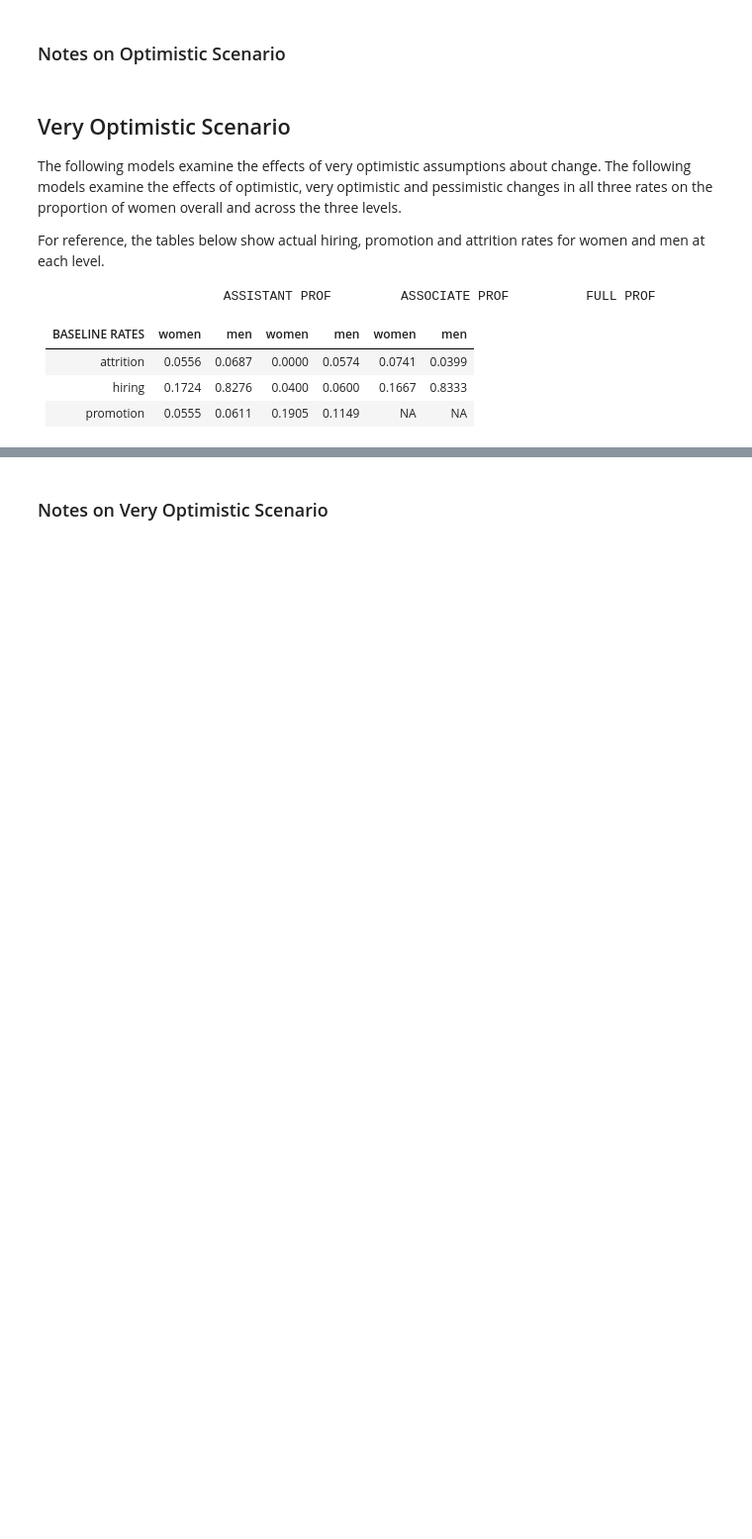
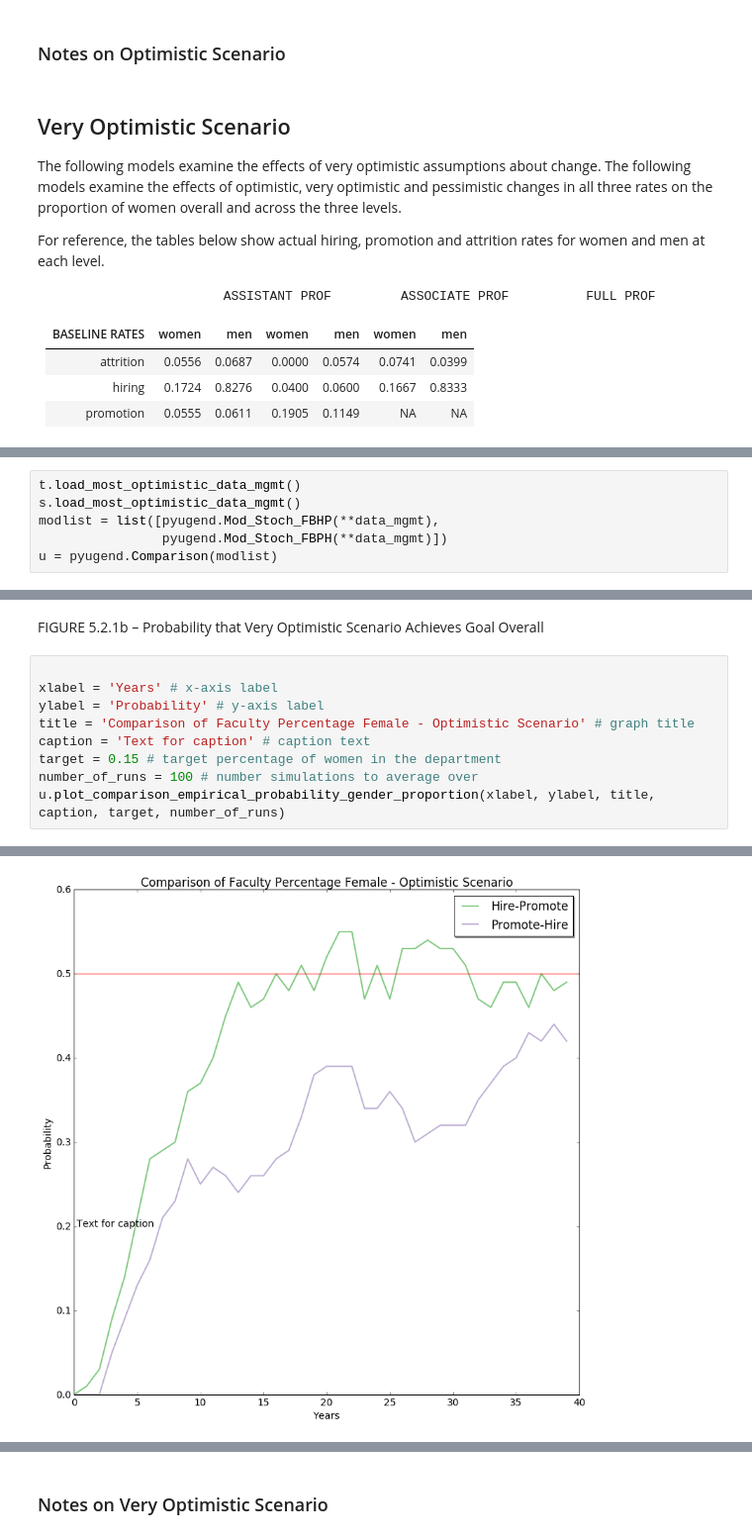
Before and after one commit to university-gender-evolution/notebooks-univ-gender, a Jupyter notebook: notebooks/mgmt_notebook05092016.ipynb, the cells around one changed output, grey strips where cells are left out. Shown at 99% size. Cells and saved outputs as stored; diff of their text form; blank space fills up the shorter version.

```diff
--- a/notebooks/mgmt_notebook05092016.ipynb
+++ b/notebooks/mgmt_notebook05092016.ipynb
@@ -640,0 +640,6 @@ For reference, the tables below show actual hiring, promotion and attrition rate
+# %%
+t.load_most_optimistic_data_mgmt()
+s.load_most_optimistic_data_mgmt()
+modlist = list([pyugend.Mod_Stoch_FBHP(**data_mgmt),
+                pyugend.Mod_Stoch_FBPH(**data_mgmt)])
+u = pyugend.Comparison(modlist)
@@ -640,0 +656,12 @@ For reference, the tables below show actual hiring, promotion and attrition rate
+# %% [markdown]
+FIGURE 5.2.1b – Probability that Very Optimistic Scenario Achieves Goal Overall
+# %%
+
+xlabel = 'Years' # x-axis label
+ylabel = 'Probability' # y-axis label
+title = 'Comparison of Faculty Percentage Female - Optimistic Scenario' # graph title
+caption = 'Text for caption' # caption text
+target = 0.15 # target percentage of women in the department
+number_of_runs = 100 # number simulations to average over
+u.plot_comparison_empirical_probability_gender_proportion(xlabel, ylabel, title, caption, target, number_of_runs)
+# %% [output]
@@ -641,2 +684,3 @@ For reference, the tables below show actual hiring, promotion and attrition rate
+[figure, added]
 # %% [markdown]
 ### The Effect of Very Optimistic Assumptions on Proportion of Women By Level
```
Also changed, not shown: parts of 22 cells of this notebook.
